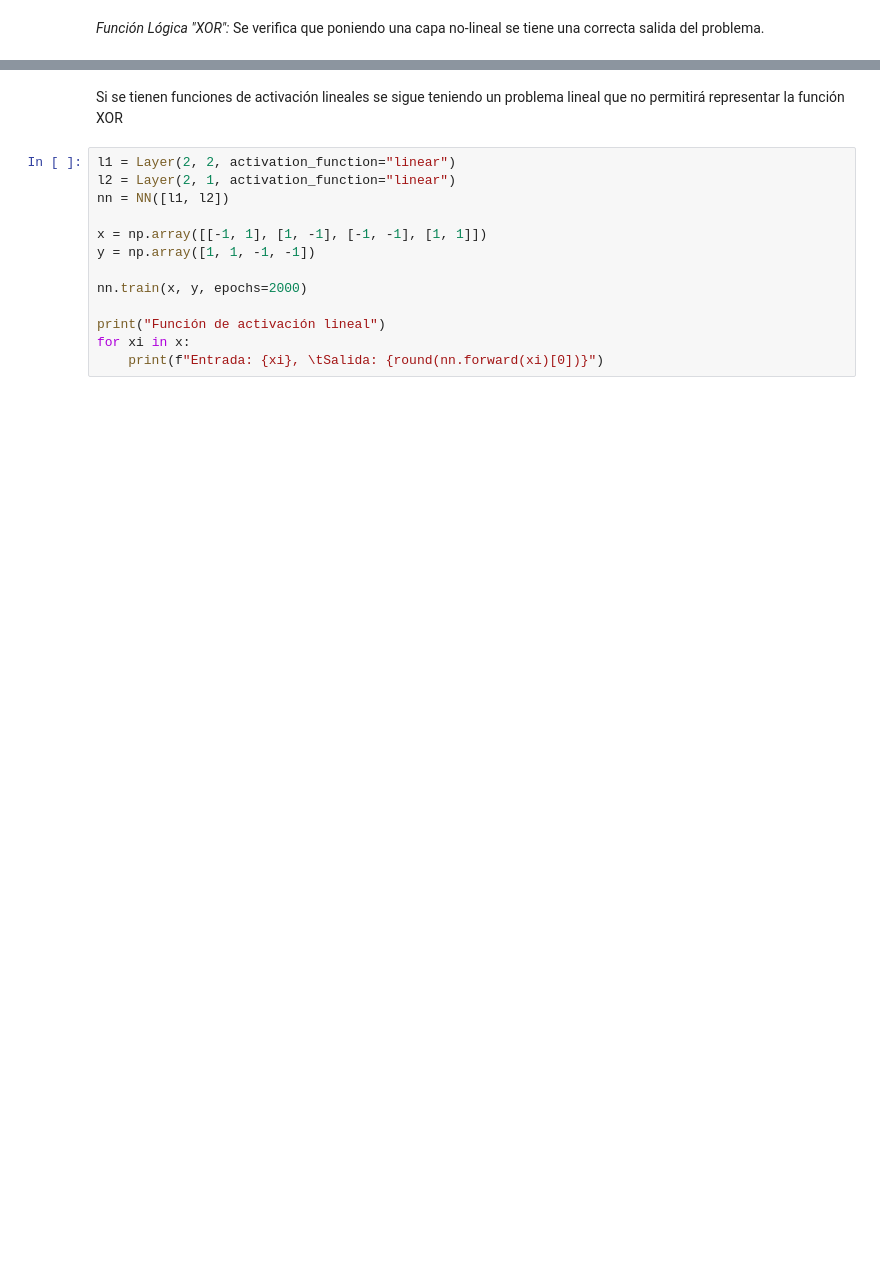
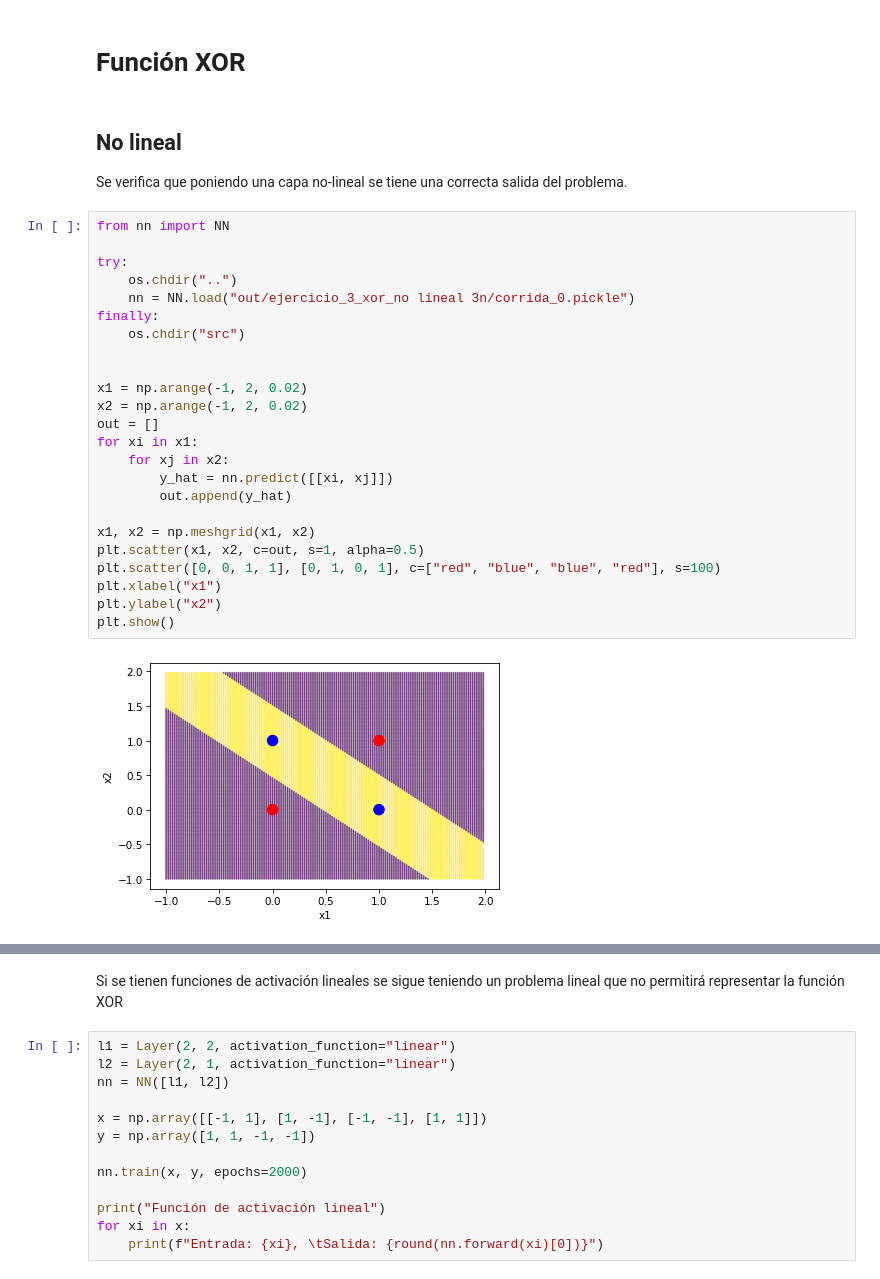
Before and after one commit to jbarberia/sia-tp3, a Jupyter notebook: src/Ejercicio3.ipynb, the cells around one changed output, grey strips where cells are left out. Drawn from its saved outputs; the diff is of its cells as text; blank space fills up the shorter version.

Commit message:
ejercicio 3

```diff
--- a/src/Ejercicio3.ipynb
+++ b/src/Ejercicio3.ipynb
@@ -6,2 +12,31 @@ import pandas as pd
+# %% [markdown]
+# Función XOR
 # %% [markdown]
-*Función Lógica "XOR":* Se verifica que poniendo una capa no-lineal se tiene una correcta salida del problema.
+## No lineal
+Se verifica que poniendo una capa no-lineal se tiene una correcta salida del problema.
+# %%
+from nn import NN
+
+try:
+    os.chdir("..")
+    nn = NN.load("out/ejercicio_3_xor_no lineal 3n/corrida_0.pickle")
+finally:
+    os.chdir("src")
+
+
+x1 = np.arange(-1, 2, 0.02)
+x2 = np.arange(-1, 2, 0.02)
+out = []
+for xi in x1:
+    for xj in x2:
+        y_hat = nn.predict([[xi, xj]])
+        out.append(y_hat)
+
+x1, x2 = np.meshgrid(x1, x2)
+plt.scatter(x1, x2, c=out, s=1, alpha=0.5)
+plt.scatter([0, 0, 1, 1], [0, 1, 0, 1], c=["red", "blue", "blue", "red"], s=100)
+plt.xlabel("x1")
+plt.ylabel("x2")
+plt.show()
+# %% [output]
+[figure, added]
```
Also changed, not shown: parts of 25 cells of this notebook, 11 other files.
